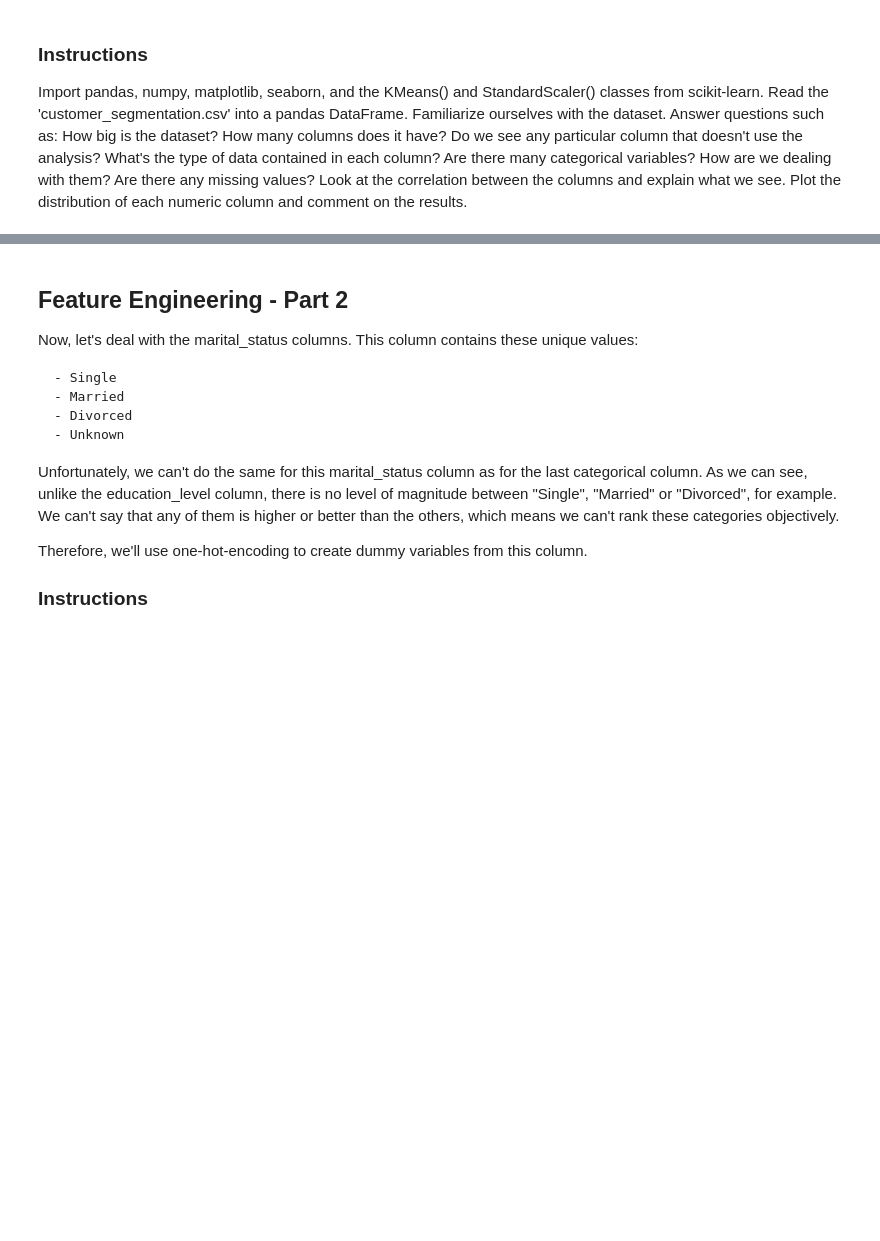
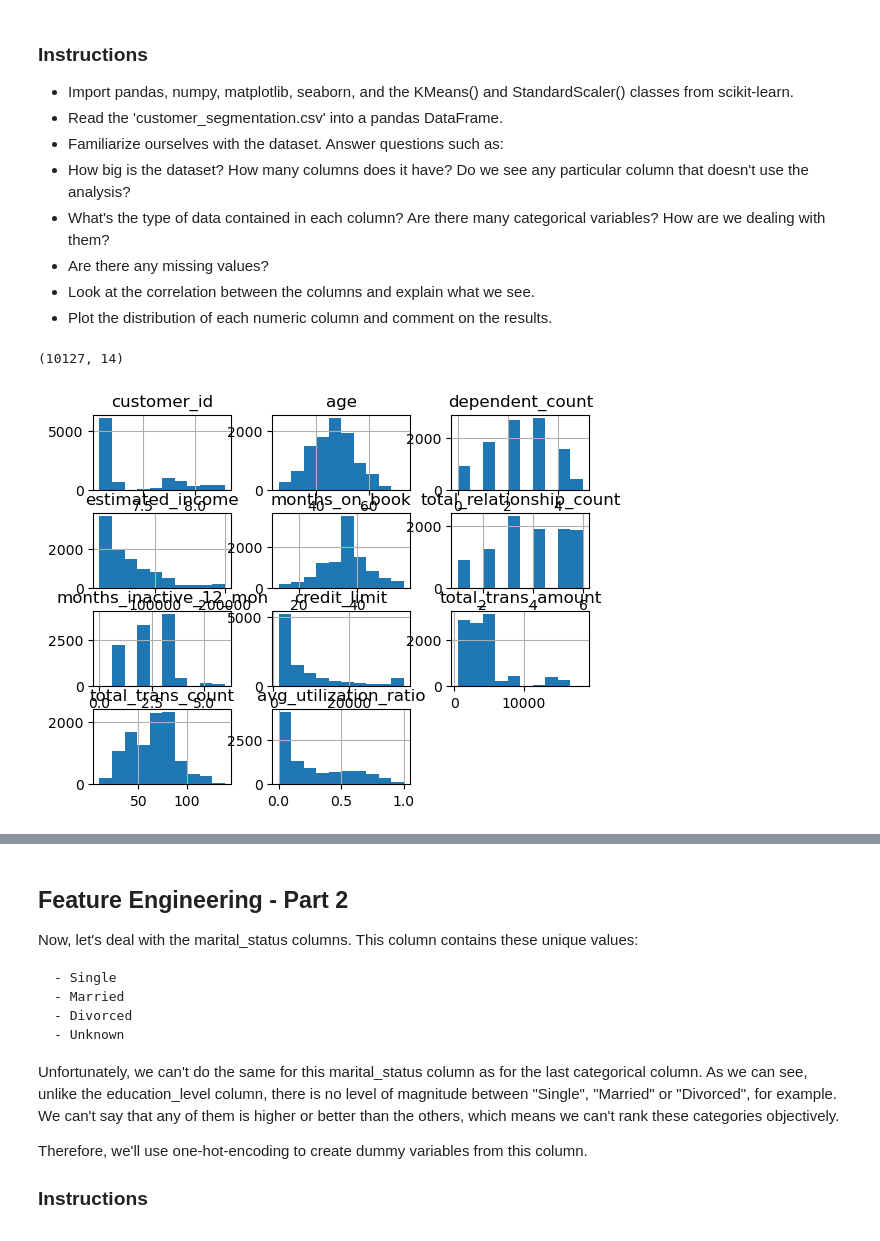
Before and after one commit to hebbd5/K-Means, a Jupyter notebook: 5. Guided Project - Credit Card Customer Segmentation.ipynb, the cells around one changed output, grey strips where cells are left out. Drawn from its saved outputs; the diff is of its cells as text; code cells hidden in the pictures; blank space fills up the shorter version.

```diff
--- a/5. Guided Project - Credit Card Customer Segmentation.ipynb
+++ b/5. Guided Project - Credit Card Customer Segmentation.ipynb
@@ -34,11 +36,11 @@ Here's the data dictionary:
 - avg_utilization_ratio: daily average utilization ratio.
 # %% [markdown]
 ### Instructions
-Import pandas, numpy, matplotlib, seaborn, and the KMeans() and StandardScaler() classes from scikit-learn.
-Read the 'customer_segmentation.csv' into a pandas DataFrame.
-Familiarize ourselves with the dataset. Answer questions such as:
-How big is the dataset? How many columns does it have? Do we see any particular column that doesn't use the analysis?
-What's the type of data contained in each column? Are there many categorical variables? How are we dealing with them?
-Are there any missing values?
-Look at the correlation between the columns and explain what we see.
-Plot the distribution of each numeric column and comment on the results.
+- Import pandas, numpy, matplotlib, seaborn, and the KMeans() and StandardScaler() classes from scikit-learn.
+- Read the 'customer_segmentation.csv' into a pandas DataFrame.
+- Familiarize ourselves with the dataset. Answer questions such as:
+- How big is the dataset? How many columns does it have? Do we see any particular column that doesn't use the analysis?
+- What's the type of data contained in each column? Are there many categorical variables? How are we dealing with them?
+- Are there any missing values?
+- Look at the correlation between the columns and explain what we see.
+- Plot the distribution of each numeric column and comment on the results.
@@ -45,3 +53,12 @@ Plot the distribution of each numeric column and comment on the results.
+# %%
+df = pd.read_csv("customer_segmentation.csv")
+
+print(df.shape, "\n")
+df.hist()
+plt.show()
+# %% [output]
+(10127, 14)
+[figure, added]
 # %% [markdown]
 ## Feature Engineering
 
```
Also changed, not shown: parts of 9 cells of this notebook, 2 other files.
